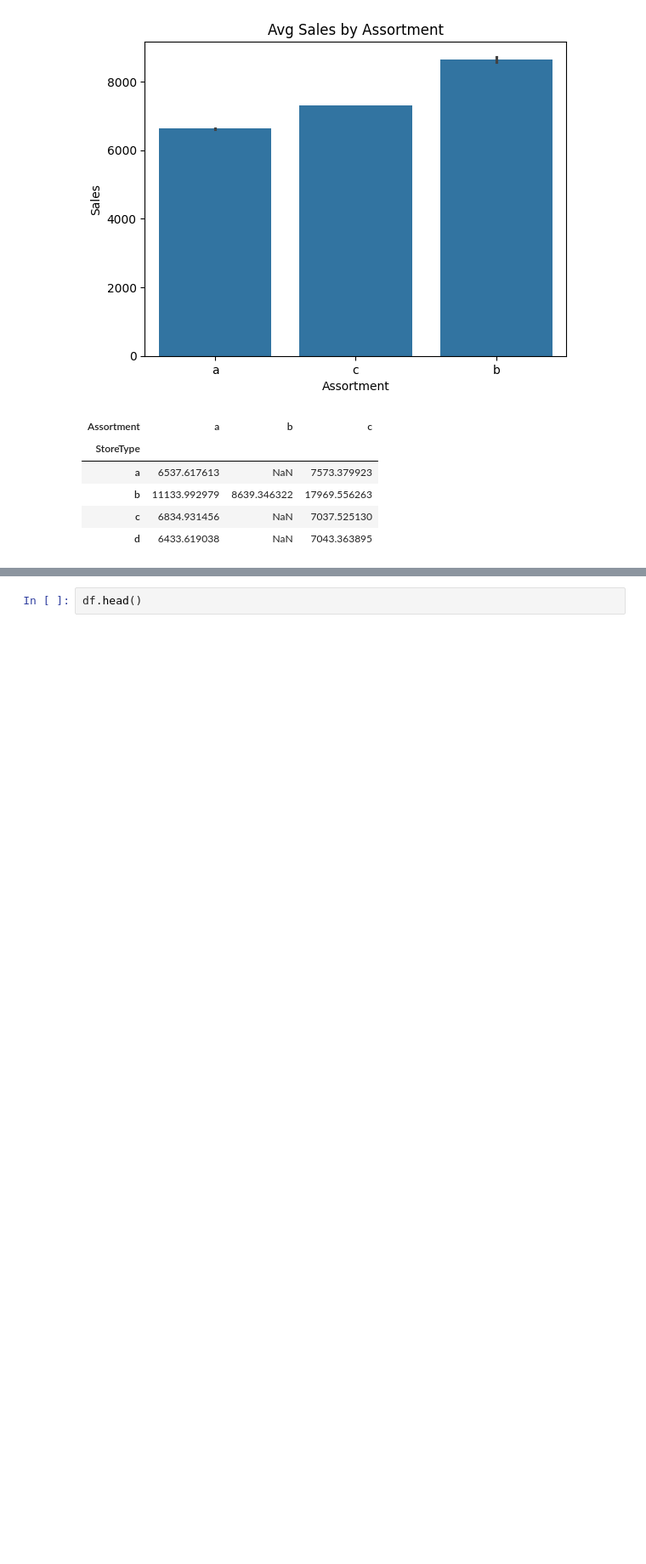
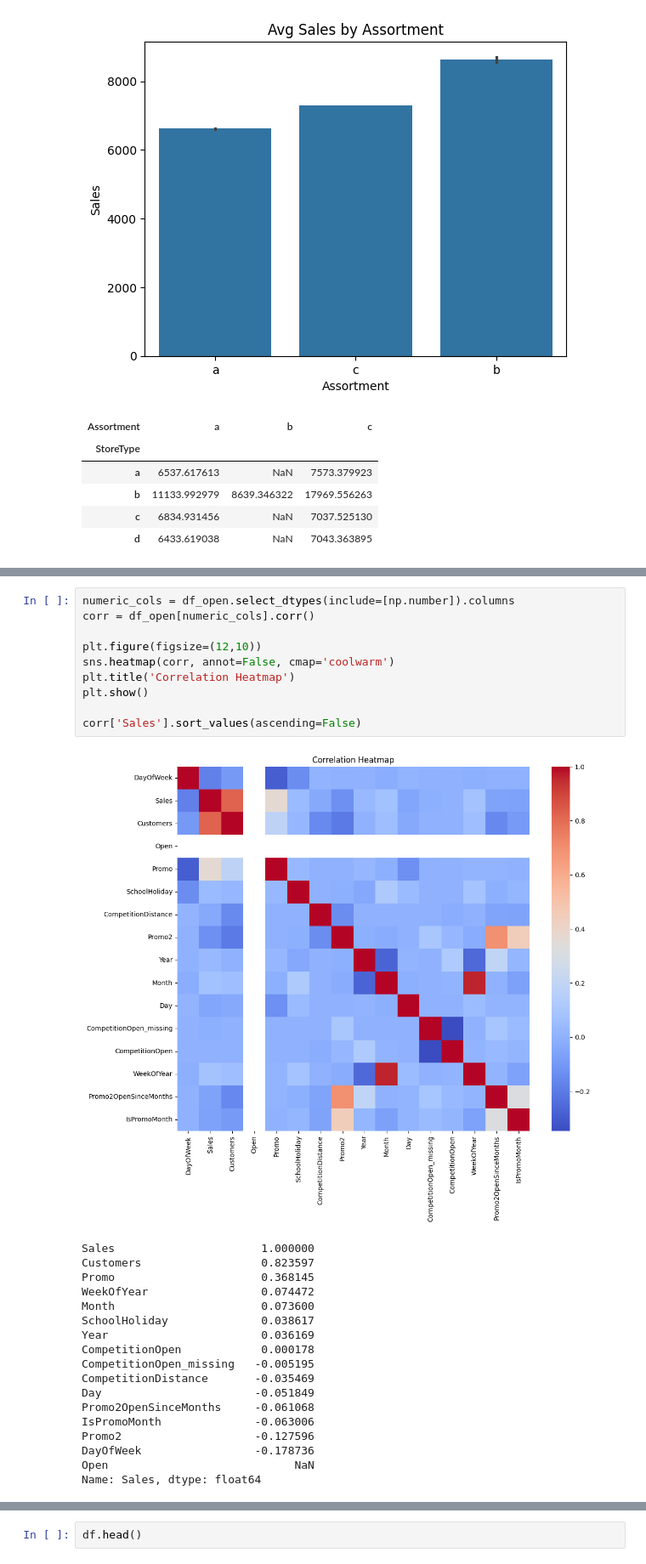
Before and after one commit to DhvanishChodavadiya/Rossmann-Demand-Forecasting, a Jupyter notebook: notebook/EDA.ipynb, the cells around one changed output, grey strips where cells are left out. Shown at 85% size. Saved outputs shown, nothing was run; the diff lists cells and outputs as text; blank space fills up the shorter version.

```diff
--- a/notebook/EDA.ipynb
+++ b/notebook/EDA.ipynb
@@ -142,0 +195,29 @@ Name: Sales, dtype: float64
+# %%
+numeric_cols = df_open.select_dtypes(include=[np.number]).columns
+corr = df_open[numeric_cols].corr()
+
+plt.figure(figsize=(12,10))
+sns.heatmap(corr, annot=False, cmap='coolwarm')
+plt.title('Correlation Heatmap')
+plt.show()
+
+corr['Sales'].sort_values(ascending=False)
+# %% [output]
+[figure, added]
+Sales                      1.000000
+Customers                  0.823597
+Promo                      0.368145
+WeekOfYear                 0.074472
+Month                      0.073600
+SchoolHoliday              0.038617
+Year                       0.036169
+CompetitionOpen            0.000178
+CompetitionOpen_missing   -0.005195
+CompetitionDistance       -0.035469
+Day                       -0.051849
+Promo2OpenSinceMonths     -0.061068
+IsPromoMonth              -0.063006
+Promo2                    -0.127596
+DayOfWeek                 -0.178736
+Open                            NaN
+Name: Sales, dtype: float64
```
Also changed, not shown: parts of 8 cells of this notebook, 2 other files.
